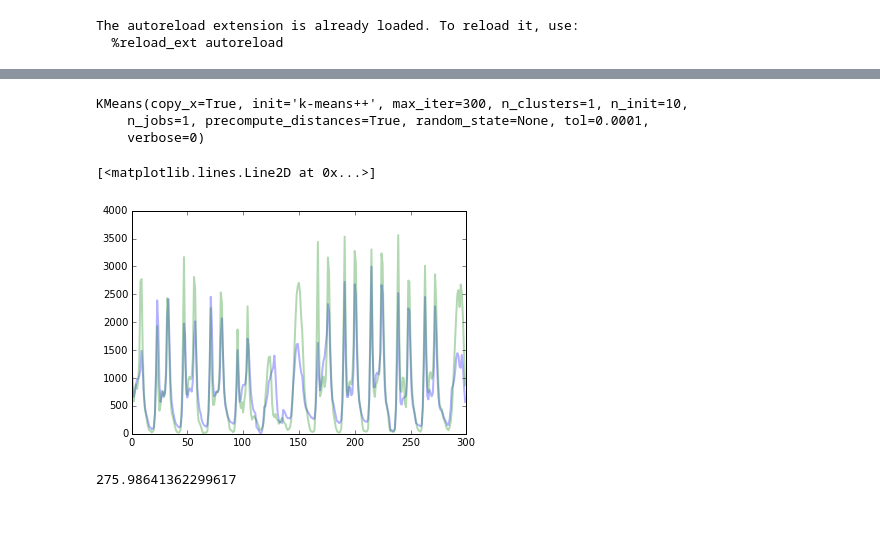
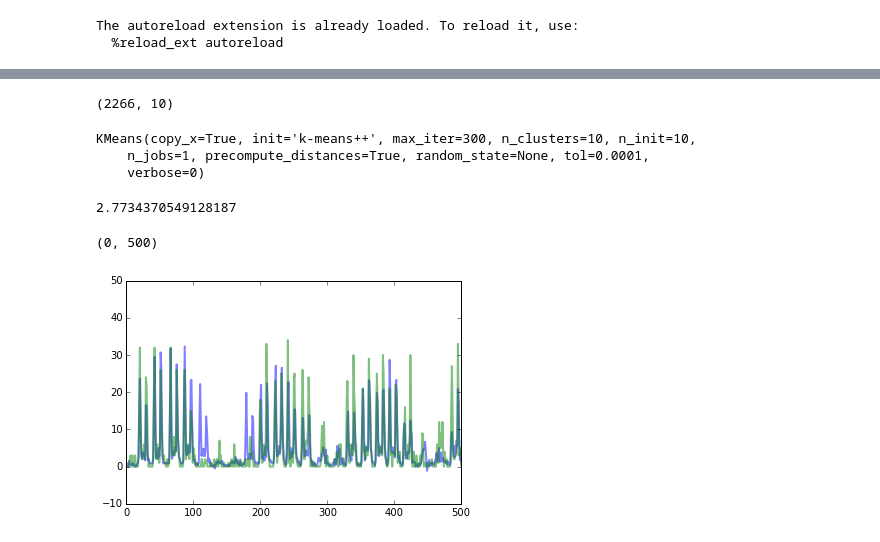
Before and after one commit to cs229-bike-prediction/bike-prediction, a Jupyter notebook: scikit experiments.ipynb, the cells around one changed output, grey strips where cells are left out. Cells and saved outputs as stored; diff of their text form; code cells hidden in the pictures.

Commit message:
Update predictions

```diff
--- a/scikit experiments.ipynb
+++ b/scikit experiments.ipynb
@@ -38,17 +43,23 @@ X2 = np.array([d1, d2, d7, meantemp, is_weekend], np.int).T
 Y = recZ['y'].T
+# %%
+X_station_a = X[station==101,:]
+Y_station_a = Y[station==101]
+X_station_a.shape
+# %% [output]
+(2266, 10)
 # %%
-num_clusters = 1
+num_clusters = 10
 k = KMeans(n_clusters=num_clusters)
-k.fit(X[:1700,:])
+k.fit(X[:15000,:])
 # %% [output]
-KMeans(copy_x=True, init='k-means++', max_iter=300, n_clusters=1, n_init=10,
+KMeans(copy_x=True, init='k-means++', max_iter=300, n_clusters=10, n_init=10,
     n_jobs=1, precompute_distances=True, random_state=None, tol=0.0001,
     verbose=0)
 # %%
 clfs = []
 for i in range(num_clusters):
-    x_rows = X[:1700][k.labels_ == i,:]
-    y_rows = Y[:1700][k.labels_ == i]
+    x_rows = X[:15000][k.labels_ == i,:]
+    y_rows = Y[:15000][k.labels_ == i]
 
     clf = linear_model.LinearRegression()
     clf.fit(x_rows, y_rows)
@@ -61,19 +72,21 @@ def predict(x_row):
     # Now predict using that regression
     return clfs[closest_cluster].predict(x_row)
 
-predictions = np.zeros(300)
-for i in range(300):
-    predictions[i] = predict(X[2000+i,:])
+# Try to predict on the last quarter of X_station_a
+predictions = np.zeros(766)
+for i in range(766):
+    predictions[i] = predict(X_station_a[1500+i,:])
+# %%
+mean_absolute_error(predictions,Y_station_a[1500:])
+# %% [output]
+2.7734370549128187
 # %%
-plt.plot(predictions, alpha=0.3, linewidth=2, color='b')
-plt.plot(Y[2000:2000+300], alpha=0.3, linewidth=2, color='g')
+plt.plot(predictions, alpha=0.5, linewidth=2)
+plt.plot(Y_station_a[1500:], alpha=0.5, linewidth=2)
+plt.xlim(0,500)
 # %% [output]
-[<matplotlib.lines.Line2D at 0x...>]
+(0, 500)
-[figure, old version]
+[figure, new version]
-# %%
-mean_absolute_error(predictions,Y[2000:2000+300])
-# %% [output]
-275.98641362299617
 # %%
 predictions = clf.predict(X[1701:,:])
 predictions_no_weekend = clf2.predict(X2[1701:,:])
```
Also changed, not shown: parts of 6 cells of this notebook, 4 other files.
